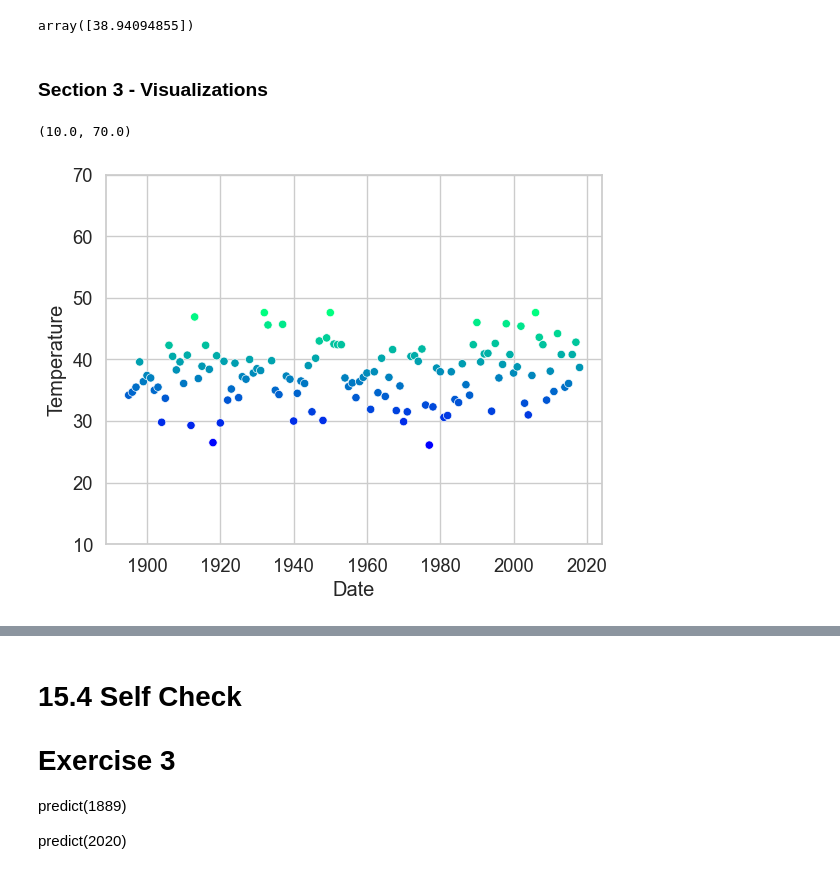
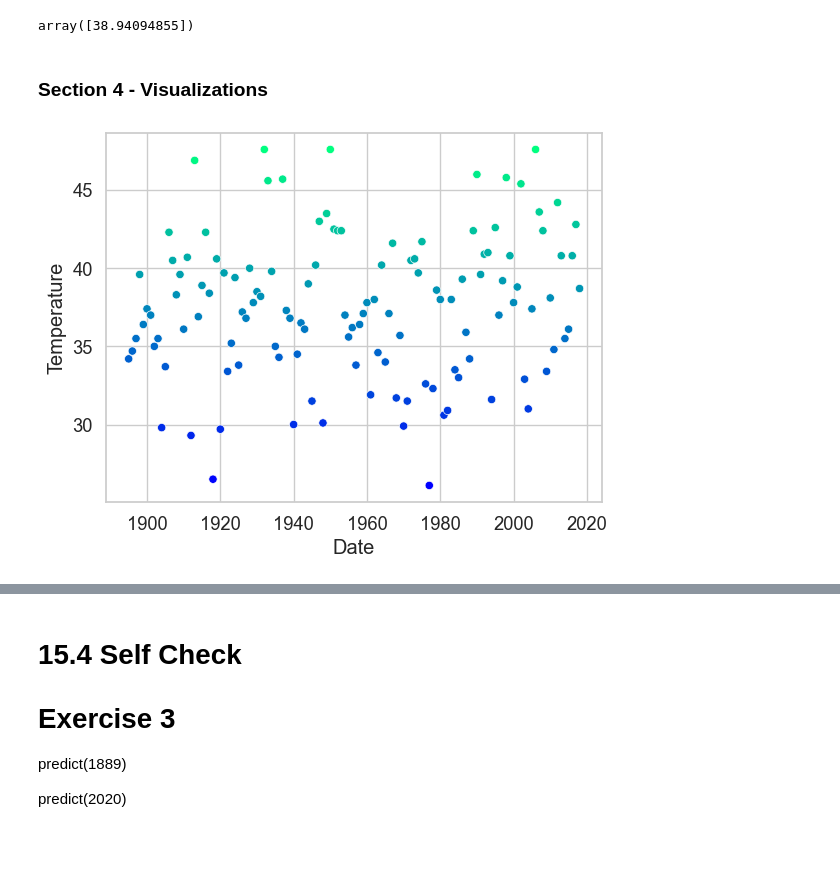
Before and after one commit to Airfirm/datafun-07-ml, a Jupyter notebook: femi_ml.ipynb, the cells around one changed output, grey strips where cells are left out. Cells and saved outputs as stored; diff of their text form; code cells hidden in the pictures; blank space fills up the shorter version.

```diff
--- a/femi_ml.ipynb
+++ b/femi_ml.ipynb
@@ -259,15 +259,12 @@ predict(2024)
 # %% [output]
 array([38.94094855])
 # %% [markdown]
-### Section 3 - Visualizations
+### Section 4 - Visualizations
 # %%
 # Visualizing the Dataset with the Regression Line
 # import seaborn as sns
 
-axes = sns.scatterplot(data=nyc, x='Date', y='Temperature',
+axes = sns.scatterplot(data=df, x='Date', y='Temperature',
      hue='Temperature', palette='winter', legend=False)
-
-axes.set_ylim(10, 70)
 # %% [output]
-(10.0, 70.0)
-[figure, old version]
+[figure, new version]
```
Also changed, not shown: parts of 6 cells of this notebook.
